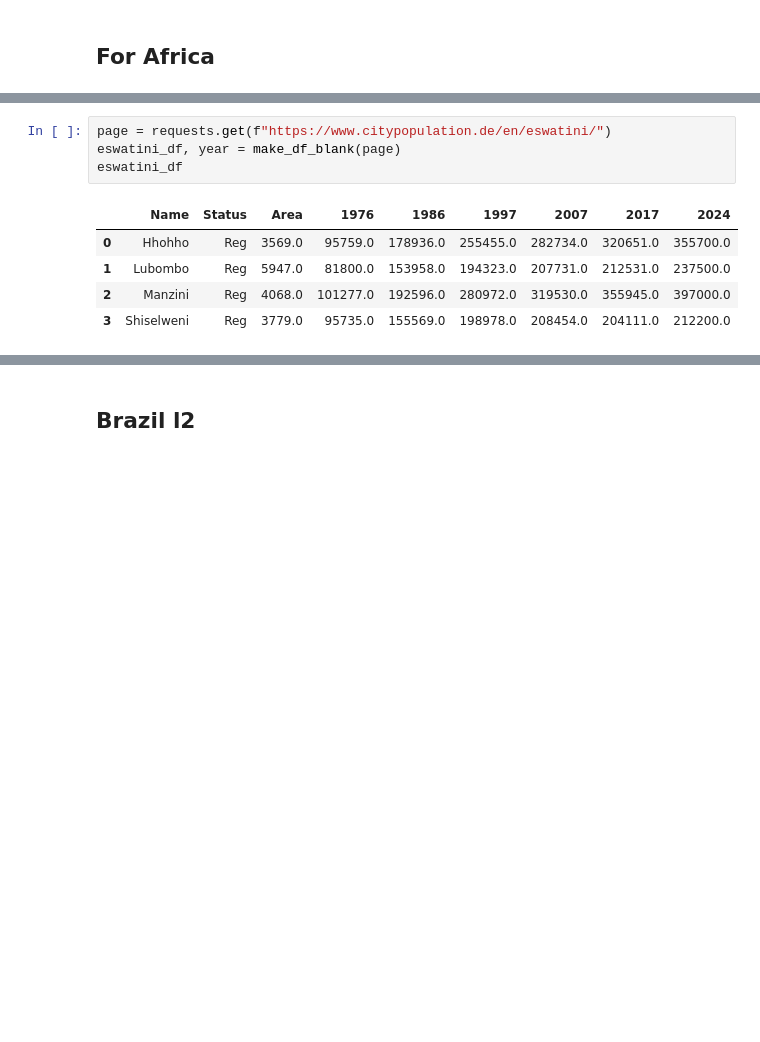
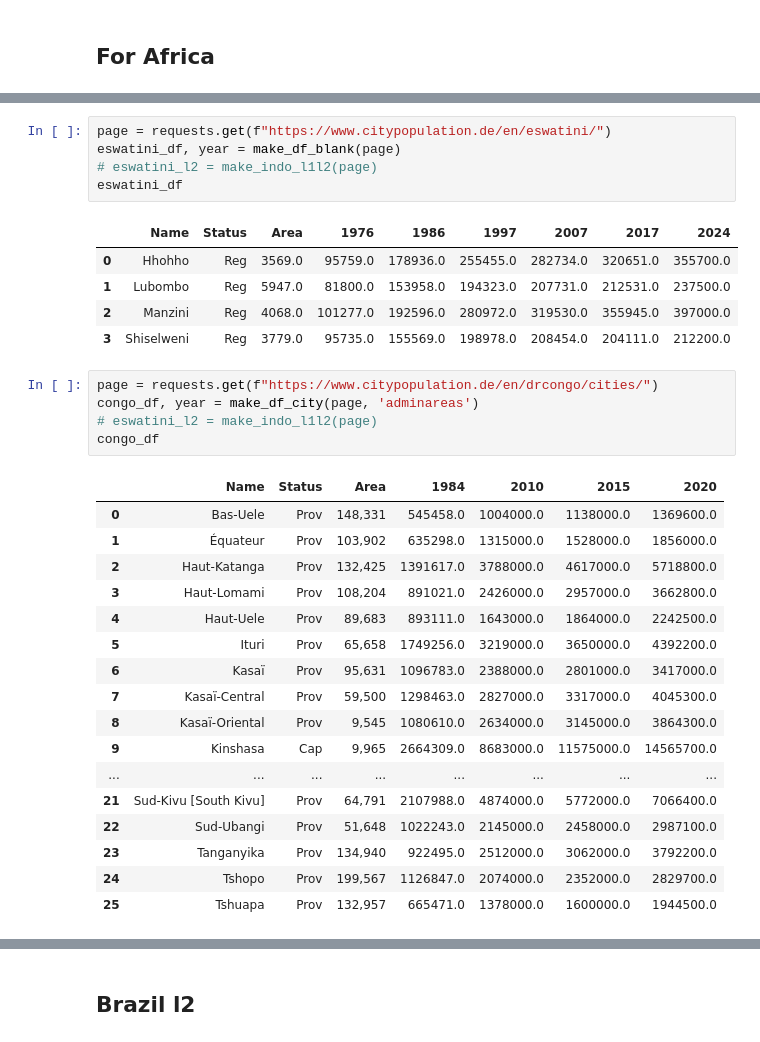
Before and after one commit to CabooseExia/Geospatial-practice, a Jupyter notebook: citypopulation_webscraper.ipynb, the cells around one changed output, grey strips where cells are left out. Drawn from its saved outputs; the diff is of its cells as text; blank space fills up the shorter version.

```diff
--- a/citypopulation_webscraper.ipynb
+++ b/citypopulation_webscraper.ipynb
@@ -576,6 +587,7 @@ ghana_df
 # %%
 page = requests.get(f"https://www.citypopulation.de/en/eswatini/")
 eswatini_df, year = make_df_blank(page)
+# eswatini_l2 = make_indo_l1l2(page)
 eswatini_df
 # %% [output]
 |  | Name | Status | Area | 1976 | 1986 | 1997 | 2007 | 2017 | 2024 |
@@ -583,3 +595,26 @@ eswatini_df
 | 1 | Lubombo | Reg | 5947.0 | 81800.0 | 153958.0 | 194323.0 | 207731.0 | 212531.0 | 237500.0 |
 | 2 | Manzini | Reg | 4068.0 | 101277.0 | 192596.0 | 280972.0 | 319530.0 | 355945.0 | 397000.0 |
 | 3 | Shiselweni | Reg | 3779.0 | 95735.0 | 155569.0 | 198978.0 | 208454.0 | 204111.0 | 212200.0 |
+# %%
+page = requests.get(f"https://www.citypopulation.de/en/drcongo/cities/")
+congo_df, year = make_df_city(page, 'adminareas')
+# eswatini_l2 = make_indo_l1l2(page)
+congo_df
+# %% [output]
+|  | Name | Status | Area | 1984 | 2010 | 2015 | 2020 |
+| 0 | Bas-Uele | Prov | 148,331 | 545458.0 | 1004000.0 | 1138000.0 | 1369600.0 |
+| 1 | Équateur | Prov | 103,902 | 635298.0 | 1315000.0 | 1528000.0 | 1856000.0 |
+| 2 | Haut-Katanga | Prov | 132,425 | 1391617.0 | 3788000.0 | 4617000.0 | 5718800.0 |
+| 3 | Haut-Lomami | Prov | 108,204 | 891021.0 | 2426000.0 | 2957000.0 | 3662800.0 |
+| 4 | Haut-Uele | Prov | 89,683 | 893111.0 | 1643000.0 | 1864000.0 | 2242500.0 |
+| 5 | Ituri | Prov | 65,658 | 1749256.0 | 3219000.0 | 3650000.0 | 4392200.0 |
+| 6 | Kasaï | Prov | 95,631 | 1096783.0 | 2388000.0 | 2801000.0 | 3417000.0 |
+| 7 | Kasaï-Central | Prov | 59,500 | 1298463.0 | 2827000.0 | 3317000.0 | 4045300.0 |
+| 8 | Kasaï-Oriental | Prov | 9,545 | 1080610.0 | 2634000.0 | 3145000.0 | 3864300.0 |
+| 9 | Kinshasa | Cap | 9,965 | 2664309.0 | 8683000.0 | 11575000.0 | 14565700.0 |
+| ... | ... | ... | ... | ... | ... | ... | ... |
+| 21 | Sud-Kivu [South Kivu] | Prov | 64,791 | 2107988.0 | 4874000.0 | 5772000.0 | 7066400.0 |
+| 22 | Sud-Ubangi | Prov | 51,648 | 1022243.0 | 2145000.0 | 2458000.0 | 2987100.0 |
+| 23 | Tanganyika | Prov | 134,940 | 922495.0 | 2512000.0 | 3062000.0 | 3792200.0 |
+| 24 | Tshopo | Prov | 199,567 | 1126847.0 | 2074000.0 | 2352000.0 | 2829700.0 |
+| 25 | Tshuapa | Prov | 132,957 | 665471.0 | 1378000.0 | 1600000.0 | 1944500.0 |
```
Also changed, not shown: parts of 23 cells of this notebook, 10 other files.
